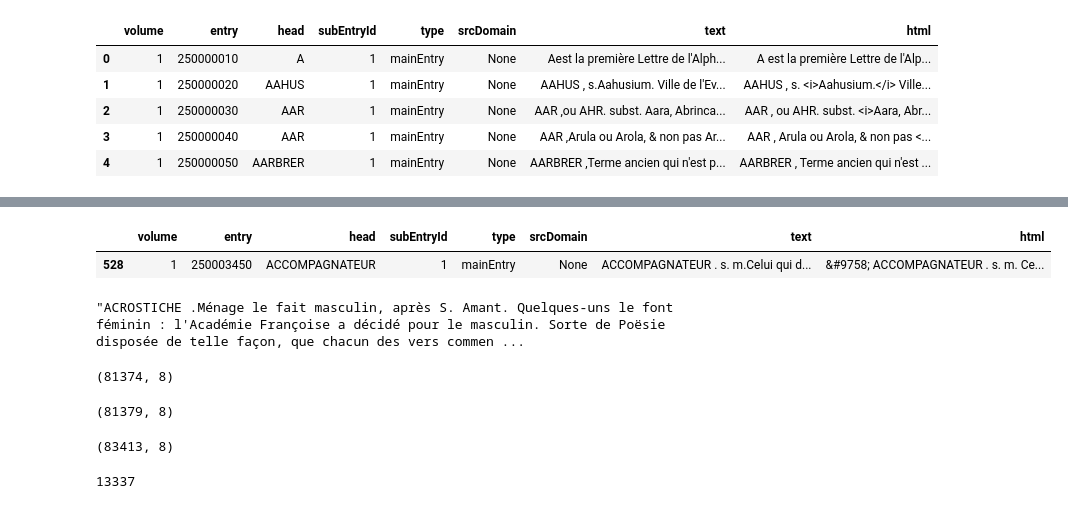
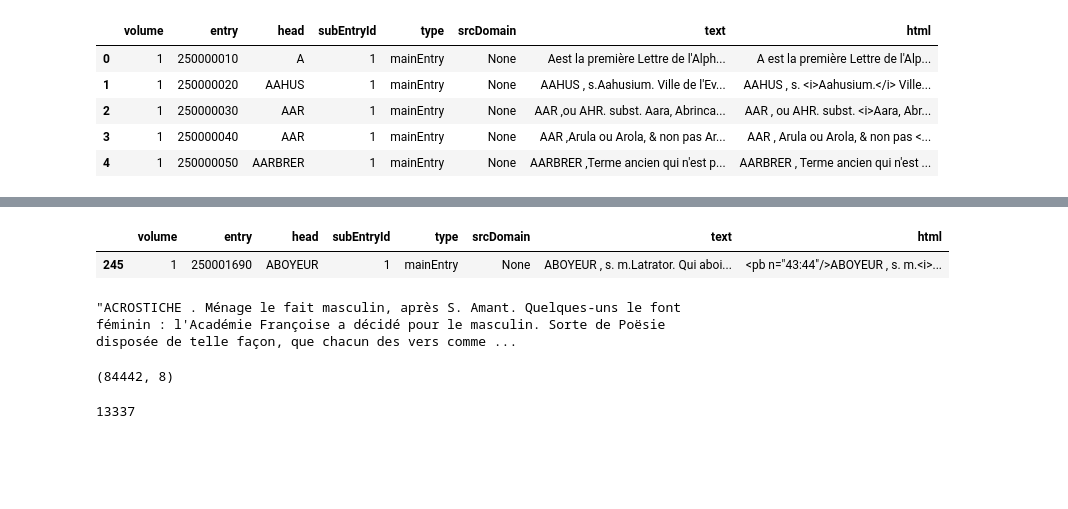
Before and after one commit to ludovicmoncla/trevoux, a Jupyter notebook: 1743_Le_Robert/3.TEI_to_TSV.ipynb, the cells around one changed output, grey strips where cells are left out. Cells and saved outputs as stored; diff of their text form; code cells hidden in the pictures; blank space fills up the shorter version.

```diff
--- a/1743_Le_Robert/3.TEI_to_TSV.ipynb
+++ b/1743_Le_Robert/3.TEI_to_TSV.ipynb
@@ -52,9 +52,10 @@ def extract_xml_content(element):
             #print("Found <pb> tag with attributes:", child.attrib)
             n = child.get('n')
             # if n not pair
-            if n and int(n) % 2 != 0:
-                page = (int(n) + 1) // 2
-                child_content = f'<pb n="{page}"/>'
+            #if n and int(n) % 2 != 0:
+            #    page = (int(n) + 1) // 2
+            #    child_content = f'<pb n="{page}"/>'
+            child_content = f'<pb n="{n}"/>'
 
         content.append(child_content)
 
@@ -215,8 +216,6 @@ for filename in sorted(os.listdir(inputpath)):
                 print("Forme : non trouvée, entry:", entry_id)
                 entry_lemma = None
 
-            #if entry_lemma == "AAHUS":
-            #        print("Trouvé AAHUS dans entry:", entry_id, "paragraph:", i+1)
 
 
             entry_content = ""
@@ -224,12 +223,20 @@ for filename in sorted(os.listdir(inputpath)):
             lemmaGrp = entry.find('.//form[@type="lemmaGrp"]', namespaces=root.nsmap)
             if lemmaGrp is not None:
                 entry_content = extract_text(lemmaGrp)
+
                 # manicule: &#9758; <g ref="#manicule-glyph"/>
                 manicule = lemmaGrp.find('.//g[@ref="#manicule-glyph"]', namespaces=root.nsmap)
                 if manicule is not None:
                     entry_html = "&#9758; " + entry_content + " "
                 else:
                     entry_html = entry_content + " "
+
+                # if form contains <pb n="x:x" />
+                pb = lemmaGrp.find('.//pb', namespaces=root.nsmap)
+                if pb is not None:
+                    n = pb.get('n')
+                    entry_html = f' <pb n="{n}"/>'+ entry_content
+
 
             for i, paragraph in enumerate(entry.findall('./p', namespaces=root.nsmap)):
 
@@ -363,24 +370,16 @@ df[df['html'].str.contains(r'<pb')]
 # %%
-df[df['head'] == "ACCOMPAGNATEUR"]
+df[df['head'] == "ABOYEUR"]
 # %% [output]
 |  | volume | entry | head | subEntryId | type | srcDomain | text | html |
-| 528 | 1 | 250003450 | ACCOMPAGNATEUR | 1 | mainEntry | None | ACCOMPAGNATEUR . s. m.Celui qui d... | &#9758; ACCOMPAGNATEUR . s. m. Ce... |
+| 245 | 1 | 250001690 | ABOYEUR | 1 | mainEntry | None | ABOYEUR , s. m.Latrator. Qui aboi... | <pb n="43:44"/>ABOYEUR , s. m.<i>... |
 # %%
 df[df['head'] == "ACROSTICHE"].iloc[0,7]
 # %% [output]
-"ACROSTICHE .Ménage le fait masculin, après S. Amant. Quelques-uns le font féminin : l'Académie Françoise a décidé pour le masculin. Sorte de Poësie disposée de telle façon, que chacun des vers commen ...
+"ACROSTICHE . Ménage le fait masculin, après S. Amant. Quelques-uns le font féminin : l'Académie Françoise a décidé pour le masculin. Sorte de Poësie disposée de telle façon, que chacun des vers comme ...
-# %%
-df.shape
-# %% [output]
-(81374, 8)
-# %%
-df.shape
-# %% [output]
-(81379, 8)
 # %%
 df.shape
 # %% [output]
-(83413, 8)
+(84442, 8)
 # %%
 len(df[df.volume=='1'])
 # %% [output]
```
Also changed, not shown: parts of 5 cells of this notebook.
